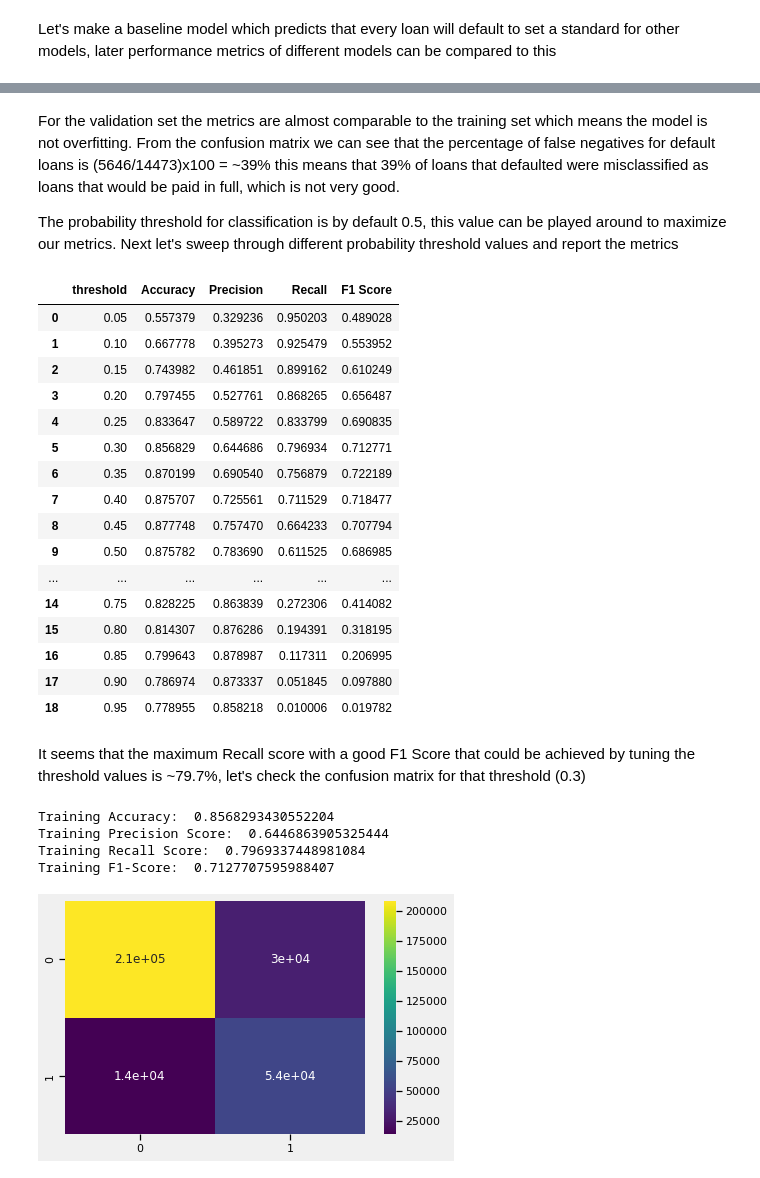
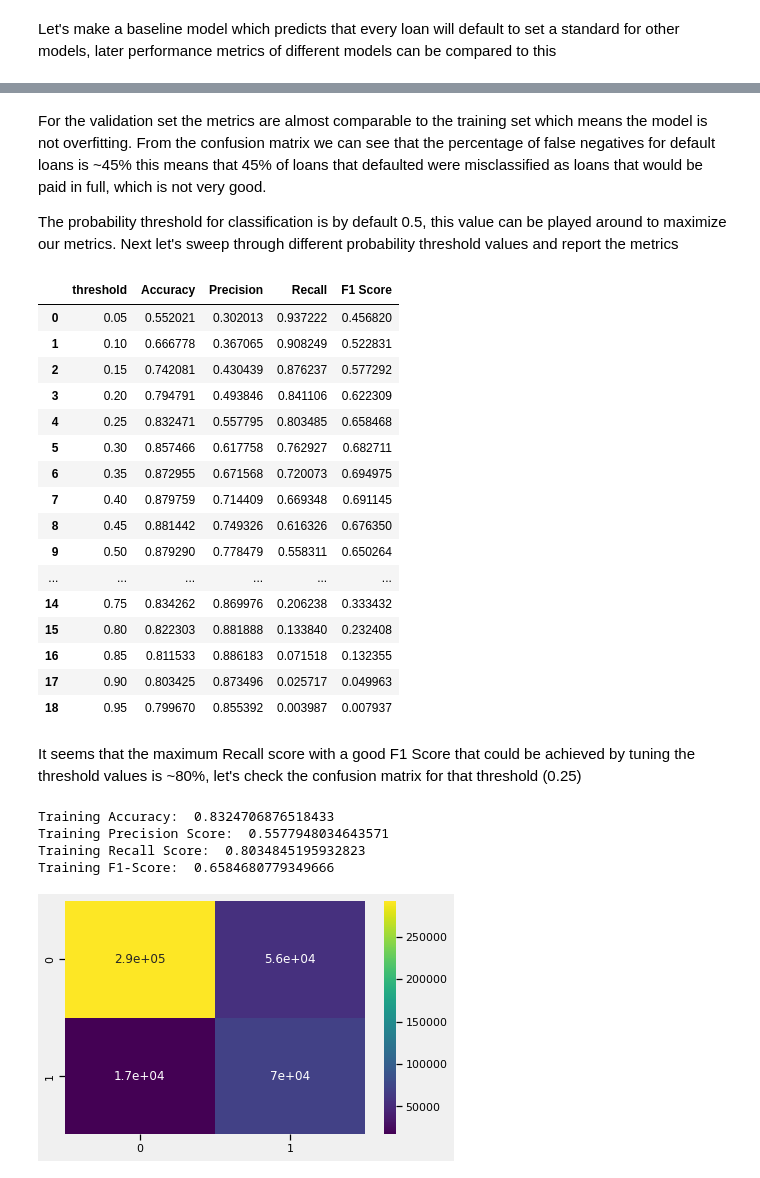
Before and after one commit to CIV2T1PEY/CIV1498-Group-Project, a Jupyter notebook: Final.ipynb, the cells around one changed output, grey strips where cells are left out. Cells and saved outputs as stored; diff of their text form; code cells hidden in the pictures.

```diff
--- a/Final.ipynb
+++ b/Final.ipynb
@@ -1664,8 +1666,8 @@ memory usage: 172.3+ MB
 # %%
 # Dropping insignificant columns
-Modelling_df.drop(columns = ['Unnamed: 0', 'LoanNr_ChkDgt', 'Name', 'City', 'Zip', 'Bank', 'NAICS',
+Modelling_df.drop(columns = ['Unnamed: 0', 'Unnamed: 0.1', 'Unnamed: 0.1.1', 'LoanNr_ChkDgt', 'Name', 'City', 'Zip', 'Bank', 'NAICS',
                       'FranchiseCode', 'ApprovalDate', 'DisbursementDate', 'BalanceGross',
                       'ChgOffPrinGr', 'SBA_Appv', 'MIS_Status'], inplace = True)
 
 #Sanity Check
-merged_df.isnull().sum()
+Modelling_df.isnull().sum()
@@ -1671,0 +1692,2 @@ merged_df.isnull().sum()
+# %%
+Modelling_df.dropna(inplace = True)
@@ -1672,2 +1714,5 @@ merged_df.isnull().sum()
 # %% [markdown]
 First let's import necessary modules and libraries needed for modelling
+# %%
+# One-Hot Encoding Categorical Features
+Modelling_df = pd.get_dummies(Modelling_df)
@@ -1686,17 +1735,13 @@ from sklearn.metrics import confusion_matrix, plot_confusion_matrix
 Next let's split our dataset in to training, validation and test sets
 # %%
 # Splitting the dataset
-features = loans.drop(columns = ['Default'])
-target = loans['Default']
+features = Modelling_df.drop(columns = ['Default'])
+target = Modelling_df['Default']
 
-# Splitting for test
-X, X_test, y, y_test = train_test_split(features, target, test_size = 0.15, random_state = 0)
+# Splitting for Validation
+X_train, X_val, y_train, y_val = train_test_split(features, target, test_size = 0.15, random_state = 0)
 
-# Splitting for validation
-X_train, X_val, y_train, y_val = train_test_split(X, y, test_size = (0.15/0.85), random_state = 0)
-
-print(loans.shape, '\n')
+print(Modelling_df.shape, '\n')
 print(X_train.shape, y_train.shape, '\n')
 print(X_val.shape, y_val.shape, '\n')
-print(X_test.shape, y_test.shape, '\n')
 # %% [output]
@@ -1799,5 +1841,5 @@ For the Recall Score of the Baseline Model is expected to be 1 as all loans have
 # %% [markdown]
-For the validation set the metrics are almost comparable to the training set which means the model is not overfitting.  From the confusion matrix we can see that the percentage of false negatives for default loans is (5646/14473)x100 = ~39% this means that 39% of loans that defaulted were misclassified as loans that would be paid in full, which is not very good.
+For the validation set the metrics are almost comparable to the training set which means the model is not overfitting.  From the confusion matrix we can see that the percentage of false negatives for default loans is ~45% this means that 45% of loans that defaulted were misclassified as loans that would be paid in full, which is not very good.
 
 The probability threshold for classification is by default 0.5, this value can be played around to maximize our metrics. Next let's sweep through different probability threshold values and report the metrics
 # %%
@@ -1828,40 +1870,40 @@ metrics_df['F1 Score'] = F1_Score_arr.values()
 metrics_df
 # %% [output]
 |  | threshold | Accuracy | Precision | Recall | F1 Score |
-| 0 | 0.05 | 0.557379 | 0.329236 | 0.950203 | 0.489028 |
-| 1 | 0.10 | 0.667778 | 0.395273 | 0.925479 | 0.553952 |
-| 2 | 0.15 | 0.743982 | 0.461851 | 0.899162 | 0.610249 |
-| 3 | 0.20 | 0.797455 | 0.527761 | 0.868265 | 0.656487 |
-| 4 | 0.25 | 0.833647 | 0.589722 | 0.833799 | 0.690835 |
-| 5 | 0.30 | 0.856829 | 0.644686 | 0.796934 | 0.712771 |
-| 6 | 0.35 | 0.870199 | 0.690540 | 0.756879 | 0.722189 |
-| 7 | 0.40 | 0.875707 | 0.725561 | 0.711529 | 0.718477 |
-| 8 | 0.45 | 0.877748 | 0.757470 | 0.664233 | 0.707794 |
-| 9 | 0.50 | 0.875782 | 0.783690 | 0.611525 | 0.686985 |
+| 0 | 0.05 | 0.552021 | 0.302013 | 0.937222 | 0.456820 |
+| 1 | 0.10 | 0.666778 | 0.367065 | 0.908249 | 0.522831 |
+| 2 | 0.15 | 0.742081 | 0.430439 | 0.876237 | 0.577292 |
+| 3 | 0.20 | 0.794791 | 0.493846 | 0.841106 | 0.622309 |
+| 4 | 0.25 | 0.832471 | 0.557795 | 0.803485 | 0.658468 |
+| 5 | 0.30 | 0.857466 | 0.617758 | 0.762927 | 0.682711 |
+| 6 | 0.35 | 0.872955 | 0.671568 | 0.720073 | 0.694975 |
+| 7 | 0.40 | 0.879759 | 0.714409 | 0.669348 | 0.691145 |
+| 8 | 0.45 | 0.881442 | 0.749326 | 0.616326 | 0.676350 |
+| 9 | 0.50 | 0.879290 | 0.778479 | 0.558311 | 0.650264 |
 | ... | ... | ... | ... | ... | ... |
-| 14 | 0.75 | 0.828225 | 0.863839 | 0.272306 | 0.414082 |
-| 15 | 0.80 | 0.814307 | 0.876286 | 0.194391 | 0.318195 |
-| 16 | 0.85 | 0.799643 | 0.878987 | 0.117311 | 0.206995 |
-| 17 | 0.90 | 0.786974 | 0.873337 | 0.051845 | 0.097880 |
-| 18 | 0.95 | 0.778955 | 0.858218 | 0.010006 | 0.019782 |
+| 14 | 0.75 | 0.834262 | 0.869976 | 0.206238 | 0.333432 |
+| 15 | 0.80 | 0.822303 | 0.881888 | 0.133840 | 0.232408 |
+| 16 | 0.85 | 0.811533 | 0.886183 | 0.071518 | 0.132355 |
+| 17 | 0.90 | 0.803425 | 0.873496 | 0.025717 | 0.049963 |
+| 18 | 0.95 | 0.799670 | 0.855392 | 0.003987 | 0.007937 |
 # %% [markdown]
-It seems that the maximum Recall score with a good F1 Score that could be achieved by tuning the threshold values is ~79.7%, let's check the confusion matrix for that threshold (0.3)
+It seems that the maximum Recall score with a good F1 Score that could be achieved by tuning the threshold values is ~80%, let's check the confusion matrix for that threshold (0.25)
 # %%
 # Applying the probability threshold to Training Predictions
-y_train_pred = (y_train_pred_proba >= 0.3).astype('int64')[:, 1]
+y_train_pred = (y_train_pred_proba >= 0.25).astype('int64')[:, 1]
 
 # Performance Metrics
 print('Training Accuracy: ', accuracy_score(y_train.to_numpy().reshape(-1, 1), y_train_pred))
 print('Training Precision Score: ', precision_score(y_train.to_numpy().reshape(-1, 1), y_train_pred))
 print('Training Recall Score: ', recall_score(y_train.to_numpy().reshape(-1, 1), y_train_pred))
 print('Training F1-Score: ', f1_score(y_train.to_numpy().reshape(-1, 1), y_train_pred))
 con_mat = confusion_matrix(y_train.to_numpy().reshape(-1, 1), y_train_pred)
 con_mat = pd.DataFrame(data = con_mat, index = [0, 1], columns = [0, 1])
 plot12 = sns.heatmap(con_mat, annot = True, cmap = 'viridis')
 # %% [output]
-Training Accuracy:  0.8568293430552204
-Training Precision Score:  0.6446863905325444
-Training Recall Score:  0.7969337448981084
-Training F1-Score:  0.7127707595988407
+Training Accuracy:  0.8324706876518433
+Training Precision Score:  0.5577948034643571
+Training Recall Score:  0.8034845195932823
+Training F1-Score:  0.6584680779349666
-[figure, old version]
+[figure, new version]
 # %% [markdown]
```
Also changed, not shown: parts of 38 cells of this notebook.
